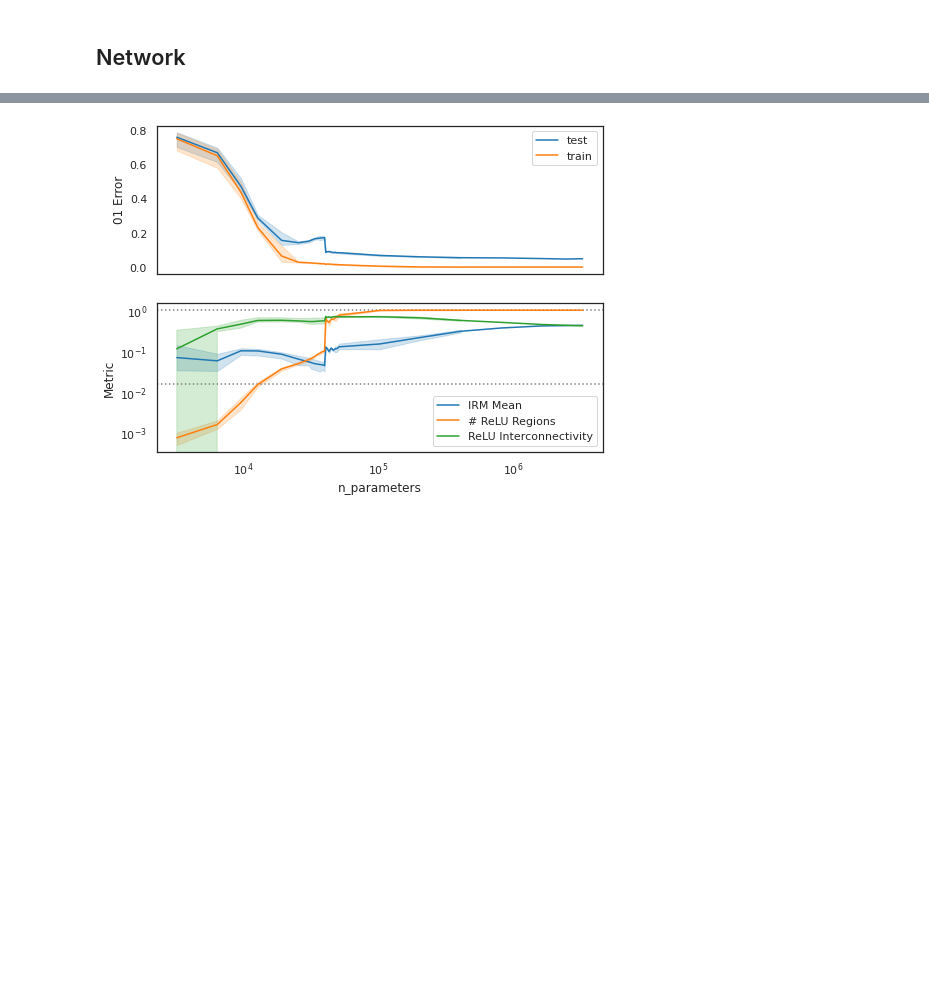
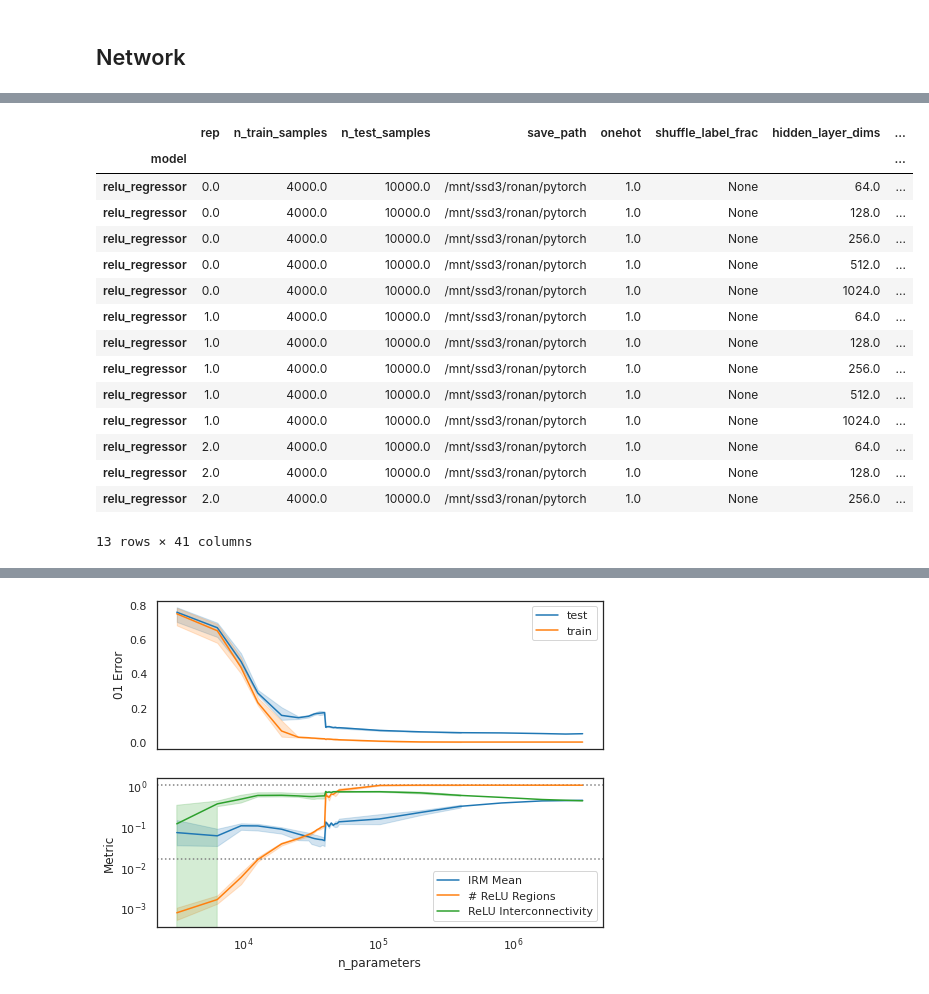
Before and after one commit to rflperry/double_descent, a Jupyter notebook: experiments/plot_mnist_results.ipynb, the cells around one changed output, grey strips where cells are left out. Saved outputs shown, nothing was run; the diff lists cells and outputs as text; code cells hidden in the pictures; blank space fills up the shorter version.

```diff
--- a/experiments/plot_mnist_results.ipynb
+++ b/experiments/plot_mnist_results.ipynb
@@ -110 +111,20 @@ df.head(5)
+# %%
+plot_df[plot_df['hidden_layer_dims'] > 51]
+# %% [output]
+|  | rep | n_train_samples | n_test_samples | save_path | onehot | shuffle_label_frac | hidden_layer_dims | ... |
+| model |  |  |  |  |  |  |  | ... |
+| relu_regressor | 0.0 | 4000.0 | 10000.0 | /mnt/ssd3/ronan/pytorch | 1.0 | None | 64.0 | ... |
+| relu_regressor | 0.0 | 4000.0 | 10000.0 | /mnt/ssd3/ronan/pytorch | 1.0 | None | 128.0 | ... |
+| relu_regressor | 0.0 | 4000.0 | 10000.0 | /mnt/ssd3/ronan/pytorch | 1.0 | None | 256.0 | ... |
+| relu_regressor | 0.0 | 4000.0 | 10000.0 | /mnt/ssd3/ronan/pytorch | 1.0 | None | 512.0 | ... |
+| relu_regressor | 0.0 | 4000.0 | 10000.0 | /mnt/ssd3/ronan/pytorch | 1.0 | None | 1024.0 | ... |
+| relu_regressor | 1.0 | 4000.0 | 10000.0 | /mnt/ssd3/ronan/pytorch | 1.0 | None | 64.0 | ... |
+| relu_regressor | 1.0 | 4000.0 | 10000.0 | /mnt/ssd3/ronan/pytorch | 1.0 | None | 128.0 | ... |
+| relu_regressor | 1.0 | 4000.0 | 10000.0 | /mnt/ssd3/ronan/pytorch | 1.0 | None | 256.0 | ... |
+| relu_regressor | 1.0 | 4000.0 | 10000.0 | /mnt/ssd3/ronan/pytorch | 1.0 | None | 512.0 | ... |
+| relu_regressor | 1.0 | 4000.0 | 10000.0 | /mnt/ssd3/ronan/pytorch | 1.0 | None | 1024.0 | ... |
+| relu_regressor | 2.0 | 4000.0 | 10000.0 | /mnt/ssd3/ronan/pytorch | 1.0 | None | 64.0 | ... |
+| relu_regressor | 2.0 | 4000.0 | 10000.0 | /mnt/ssd3/ronan/pytorch | 1.0 | None | 128.0 | ... |
+| relu_regressor | 2.0 | 4000.0 | 10000.0 | /mnt/ssd3/ronan/pytorch | 1.0 | None | 256.0 | ... |
+13 rows × 41 columns
 # %%
```
Also changed, not shown: parts of 5 cells of this notebook, 6 other files.
